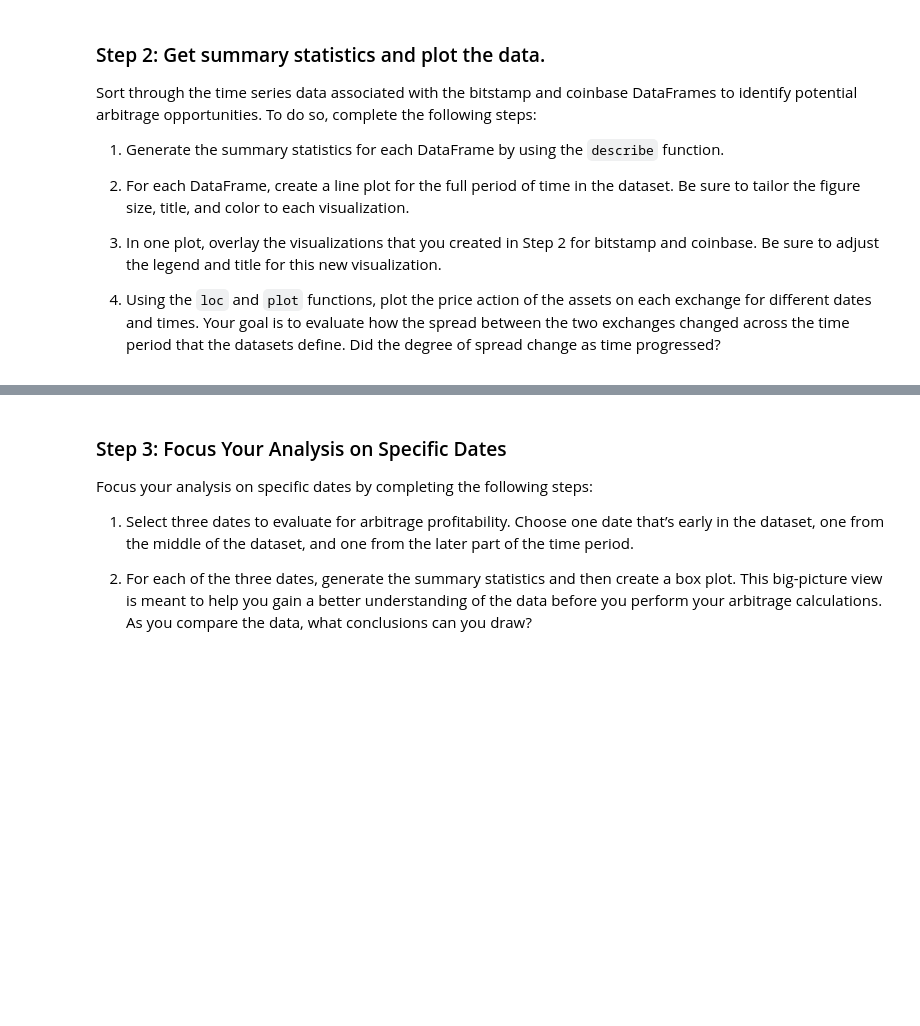
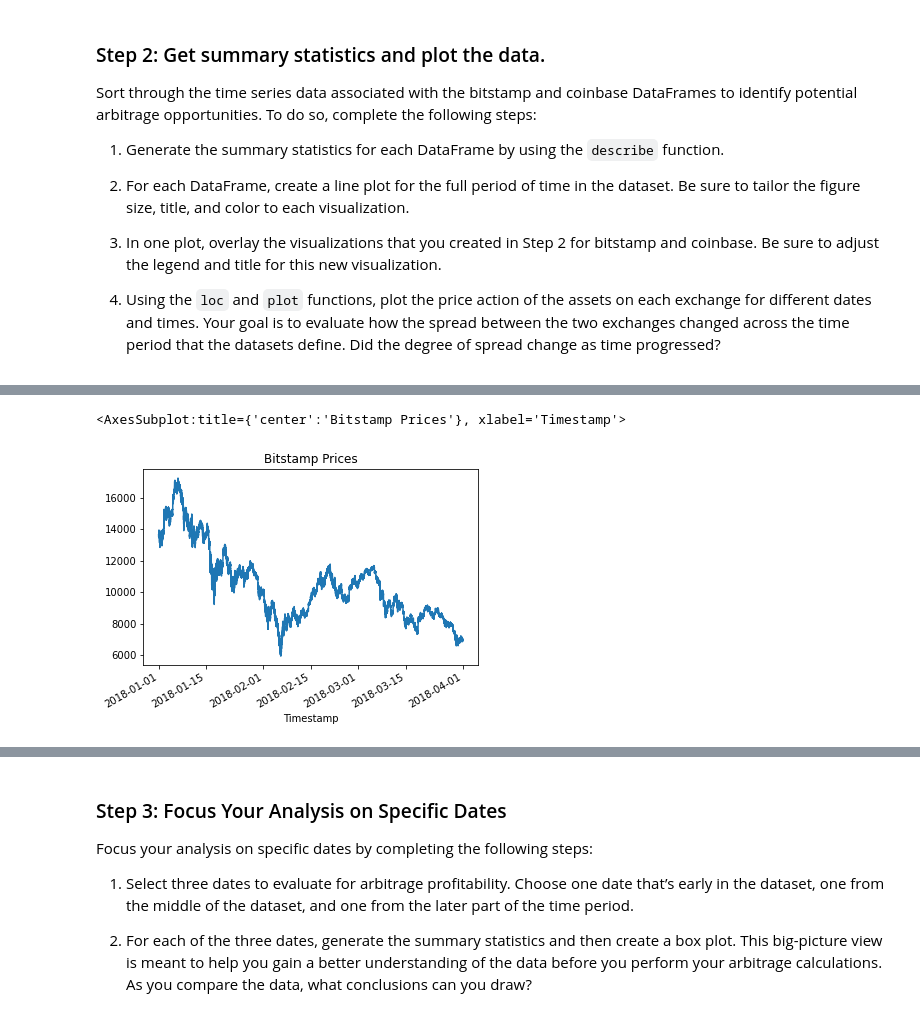
Before and after one commit to Crena94/Module-3-Challenge, a Jupyter notebook: crypto_arbitrage.ipynb, the cells around one changed output, grey strips where cells are left out. Saved outputs shown, nothing was run; the diff lists cells and outputs as text; code cells hidden in the pictures; blank space fills up the shorter version.

```diff
--- a/crypto_arbitrage.ipynb
+++ b/crypto_arbitrage.ipynb
@@ -80,10 +98,9 @@ To prepare and clean your data for analysis, complete the following steps:
 ### Step 1: For the bitstamp DataFrame, replace or drop all `NaN`, or missing, values in the DataFrame.
 # %%
 # For the bitstamp DataFrame, replace or drop all NaNs or missing values in the DataFrame
-import pandas as pd
-import numpy as np
+bitstamp = bitstamp.dropna()
 # %% [markdown]
 ### Step 2: Use the `str.replace` function to remove the dollar signs ($) from the values in the Close column.
 # %%
 # Use the str.replace function to remove the dollar sign, $
-bitstamp_df.replace("$","")
+bitstamp['Close'] = bitstamp['Close'].str.replace('$', '')
@@ -93,11 +108,11 @@ TypeError: replace() takes 2 positional arguments but 3 were given
 ### Step 3: Convert the data type of the Close column to a `float`.
 # %%
 # Convert the Close data type to a float
-# YOUR CODE HERE
+bitstamp['Close'] = bitstamp['Close'].astype(float)
 # %% [markdown]
 ### Step 4: Review the data for duplicated values, and drop them if necessary.
 # %%
 # Review the data for duplicate values, and drop them if necessary
-# YOUR CODE HERE
+bitstamp = bitstamp.drop_duplicates()
 # %% [markdown]
 ### Step 5: Repeat Steps 1–4 for the coinbase DataFrame.
@@ -164,7 +219,10 @@ Sort through the time series data associated with the bitstamp and coinbase Data
 # %%
 # Create a line plot for the coinbase DataFrame for the full length of time in the dataset
 # Be sure that the figure size, title, and color are tailored to each visualization
-# YOUR CODE HERE
+bitstamp['Close'].plot(title='Bitstamp Prices')
+# %% [output]
+<AxesSubplot:title={'center':'Bitstamp Prices'}, xlabel='Timestamp'>
+[figure, added]
 # %%
 # Overlay the visualizations for the bitstamp and coinbase DataFrames in one plot
 # The plot should visualize the prices over the full lenth of the dataset
```
Also changed, not shown: parts of 33 cells of this notebook.
